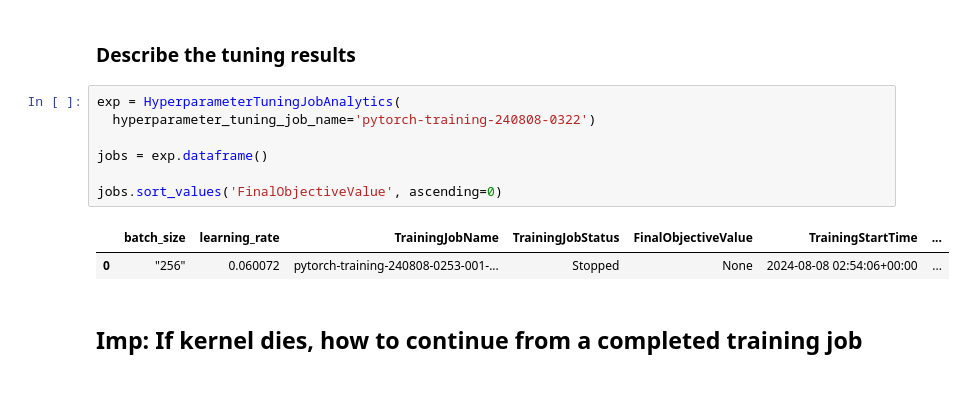
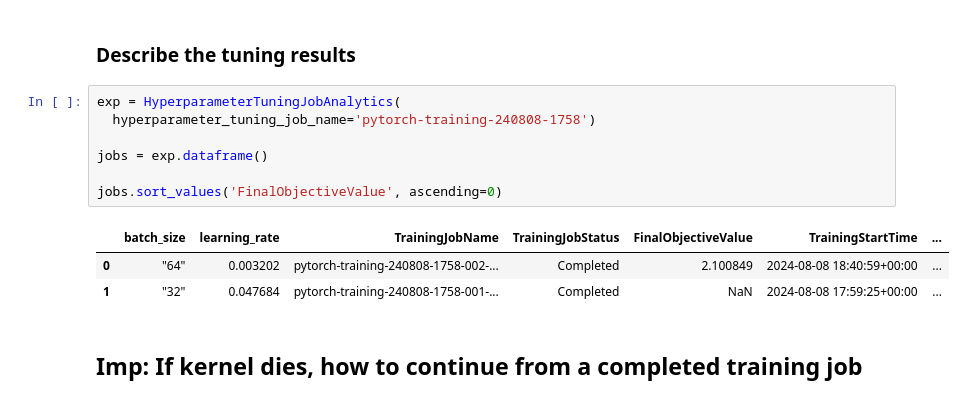
Before and after one commit to LesterFreamon/udacity-ml-aws, a Jupyter notebook: operationalizing_ml_sagemaker/project_5/train_and_deploy-solution.ipynb, the cells around one changed output. Cells and saved outputs as stored; diff of their text form.

```diff
--- a/operationalizing_ml_sagemaker/project_5/train_and_deploy-solution.ipynb
+++ b/operationalizing_ml_sagemaker/project_5/train_and_deploy-solution.ipynb
@@ -128,14 +122,15 @@ Job ended with status 'Stopped' rather than 'Completed'. This could mean the job
 <h3>Describe the tuning results</h3>
 # %%
 exp = HyperparameterTuningJobAnalytics(
-  hyperparameter_tuning_job_name='pytorch-training-240808-0322')
+  hyperparameter_tuning_job_name='pytorch-training-240808-1758')
 
 jobs = exp.dataframe()
 
 jobs.sort_values('FinalObjectiveValue', ascending=0)
 # %% [output]
 |  | batch_size | learning_rate | TrainingJobName | TrainingJobStatus | FinalObjectiveValue | TrainingStartTime | ... |
-| 0 | "256" | 0.060072 | pytorch-training-240808-0253-001-... | Stopped | None | 2024-08-08 02:54:06+00:00 | ... |
+| 0 | "64" | 0.003202 | pytorch-training-240808-1758-002-... | Completed | 2.100849 | 2024-08-08 18:40:59+00:00 | ... |
+| 1 | "32" | 0.047684 | pytorch-training-240808-1758-001-... | Completed | NaN | 2024-08-08 17:59:25+00:00 | ... |
 # %% [markdown]
 ## Imp: If kernel dies, how to continue from a completed training job
 # %%
```
Also changed, not shown: parts of 19 cells of this notebook, 1 other file.
